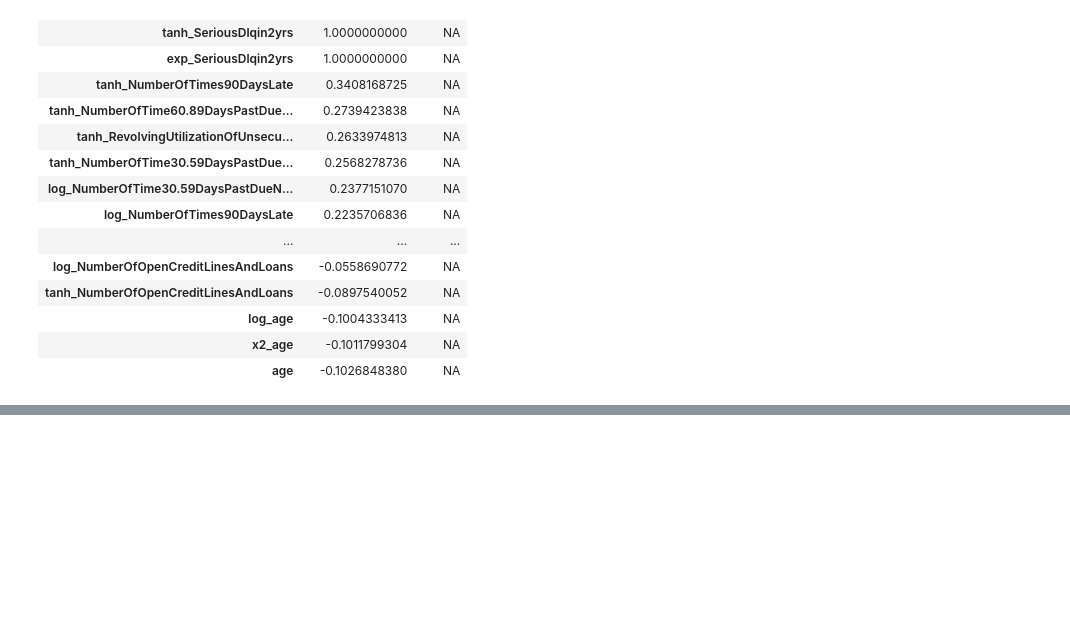
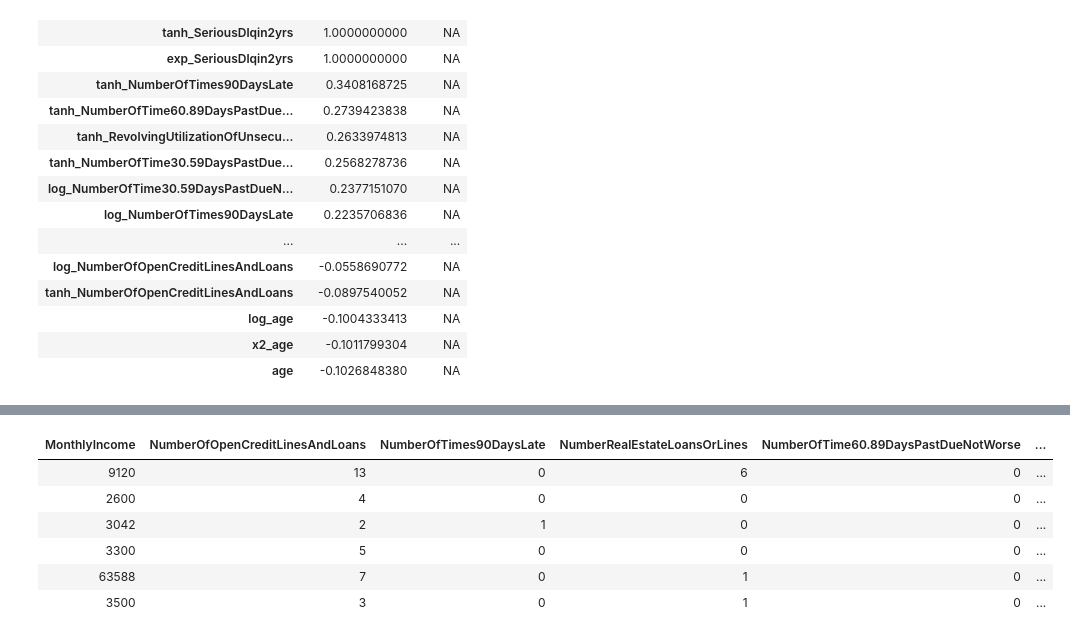
Before and after one commit to robaleman/givemesomecredit-kaggle-competition, a Jupyter notebook: Basic-Feature-Transforms.ipynb, the cells around one changed output, grey strips where cells are left out. Drawn from its saved outputs; the diff is of its cells as text; code cells hidden in the pictures; blank space fills up the shorter version.

```diff
--- a/Basic-Feature-Transforms.ipynb
+++ b/Basic-Feature-Transforms.ipynb
@@ -135,0 +152,10 @@ new.corr[ order(-new.corr[,1, drop=FALSE]),]
+# %%
+head(df[7:length(df)])
+# %% [output]
+| MonthlyIncome | NumberOfOpenCreditLinesAndLoans | NumberOfTimes90DaysLate | NumberRealEstateLoansOrLines | NumberOfTime60.89DaysPastDueNotWorse | ... |
+| 9120 | 13 | 0 | 6 | 0 | ... |
+| 2600 | 4 | 0 | 0 | 0 | ... |
+| 3042 | 2 | 1 | 0 | 0 | ... |
+| 3300 | 5 | 0 | 0 | 0 | ... |
+| 63588 | 7 | 0 | 1 | 0 | ... |
+| 3500 | 3 | 0 | 1 | 0 | ... |
```
Also changed, not shown: parts of 8 cells of this notebook.
